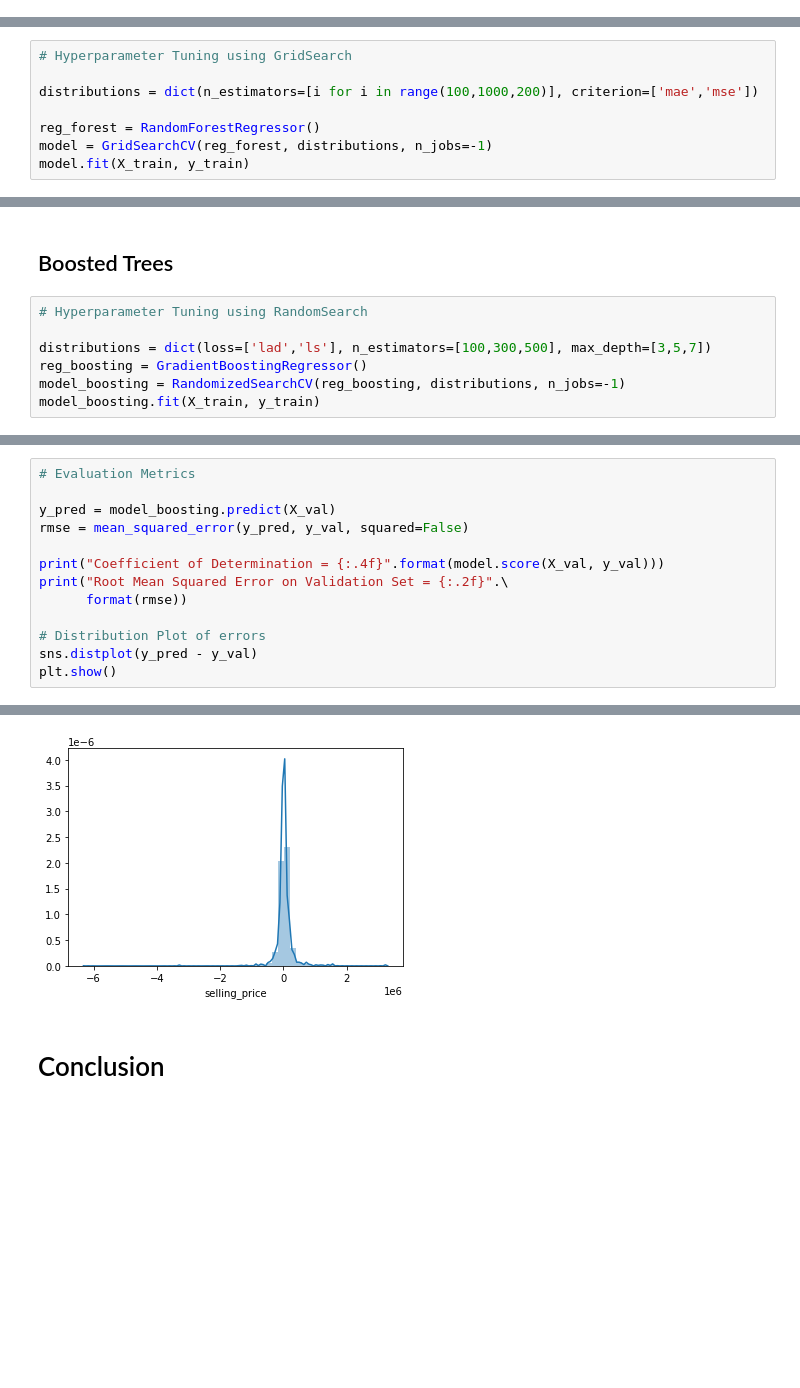
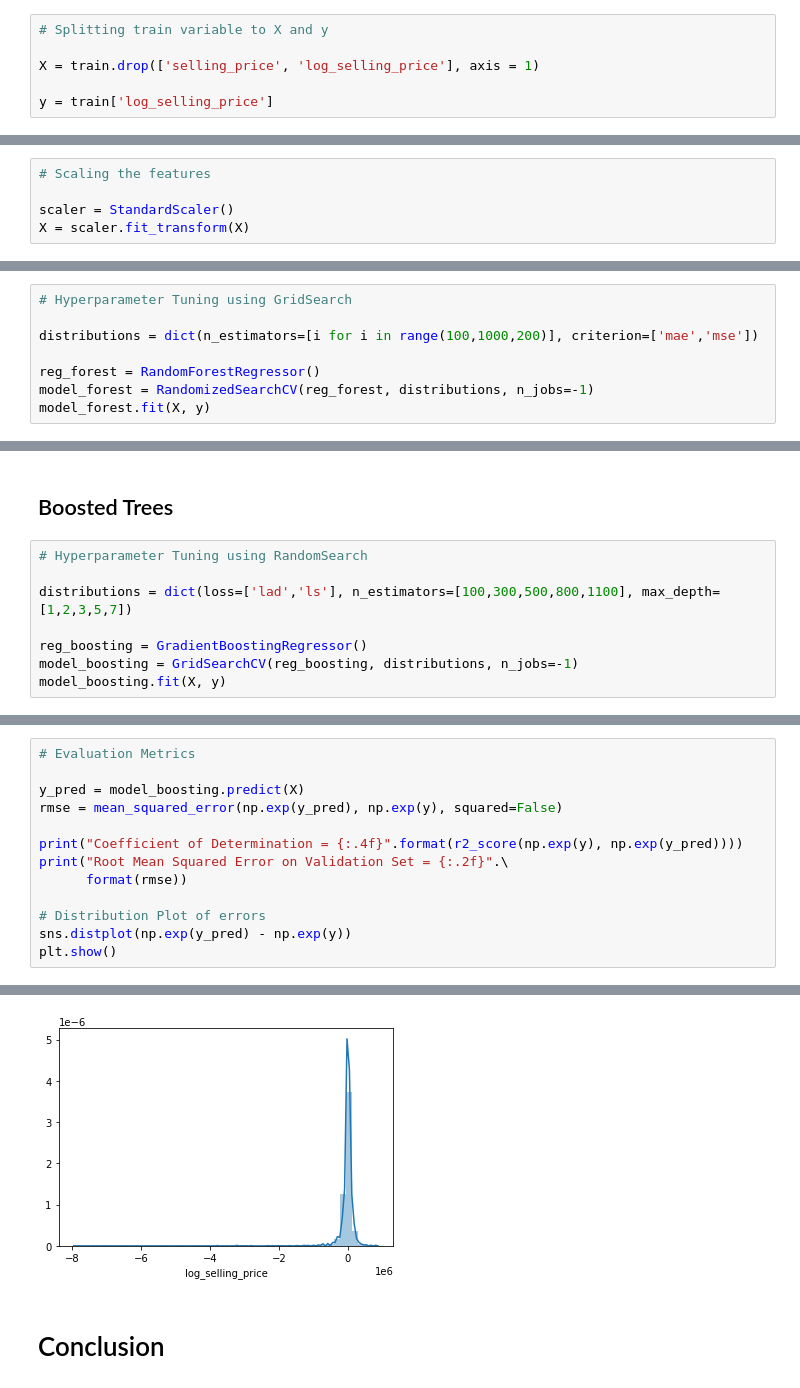
Before and after one commit to niteshctrl/car-price, a Jupyter notebook: Car Resale Price Prediction.ipynb, the cells around one changed output, grey strips where cells are left out. Cells and saved outputs as stored; diff of their text form; blank space fills up the shorter version.

```diff
--- a/Car Resale Price Prediction.ipynb
+++ b/Car Resale Price Prediction.ipynb
@@ -384,0 +573,6 @@ X_train
+# %%
+# Splitting train variable to X and y
+
+X = train.drop(['selling_price', 'log_selling_price'], axis = 1)
+
+y = train['log_selling_price']
@@ -450,5 +650,10 @@ Root Mean Squared Error on Validation Set = 356121.44
 # %% [markdown]
 ## SVM
+# %%
+# Scaling the features
+
+scaler = StandardScaler()
+X = scaler.fit_transform(X)
 # %%
 # Hyperparameter Tuning: Param:kernel, C(regularization)
 # And Training
@@ -488,6 +693,6 @@ Root Mean Squared Error on Validation Set = 485242.37
 distributions = dict(n_estimators=[i for i in range(100,1000,200)], criterion=['mae','mse'])
 
 reg_forest = RandomForestRegressor()
-model = GridSearchCV(reg_forest, distributions, n_jobs=-1)
-model.fit(X_train, y_train)
+model_forest = RandomizedSearchCV(reg_forest, distributions, n_jobs=-1)
+model_forest.fit(X, y)
 # %% [output]
@@ -520,8 +726,9 @@ Root Mean Squared Error on Validation Set = 297501.84
 # %%
 # Hyperparameter Tuning using RandomSearch
 
-distributions = dict(loss=['lad','ls'], n_estimators=[100,300,500], max_depth=[3,5,7])
+distributions = dict(loss=['lad','ls'], n_estimators=[100,300,500,800,1100], max_depth=[1,2,3,5,7])
+
 reg_boosting = GradientBoostingRegressor()
-model_boosting = RandomizedSearchCV(reg_boosting, distributions, n_jobs=-1)
-model_boosting.fit(X_train, y_train)
+model_boosting = GridSearchCV(reg_boosting, distributions, n_jobs=-1)
+model_boosting.fit(X, y)
 # %% [output]
@@ -536,14 +742,14 @@ model_boosting.best_params_
 # %%
 # Evaluation Metrics
 
-y_pred = model_boosting.predict(X_val)
-rmse = mean_squared_error(y_pred, y_val, squared=False)
+y_pred = model_boosting.predict(X)
+rmse = mean_squared_error(np.exp(y_pred), np.exp(y), squared=False)
 
-print("Coefficient of Determination = {:.4f}".format(model.score(X_val, y_val)))
+print("Coefficient of Determination = {:.4f}".format(r2_score(np.exp(y), np.exp(y_pred))))
 print("Root Mean Squared Error on Validation Set = {:.2f}".\
       format(rmse))
 
 # Distribution Plot of errors
-sns.distplot(y_pred - y_val)
+sns.distplot(np.exp(y_pred) - np.exp(y))
 plt.show()
 # %% [output]
@@ -552,3 +758,3 @@ Root Mean Squared Error on Validation Set = 350089.22
-[figure, old version]
+[figure, new version]
 # %% [markdown]
 # Conclusion
```
Also changed, not shown: parts of 77 cells of this notebook.
